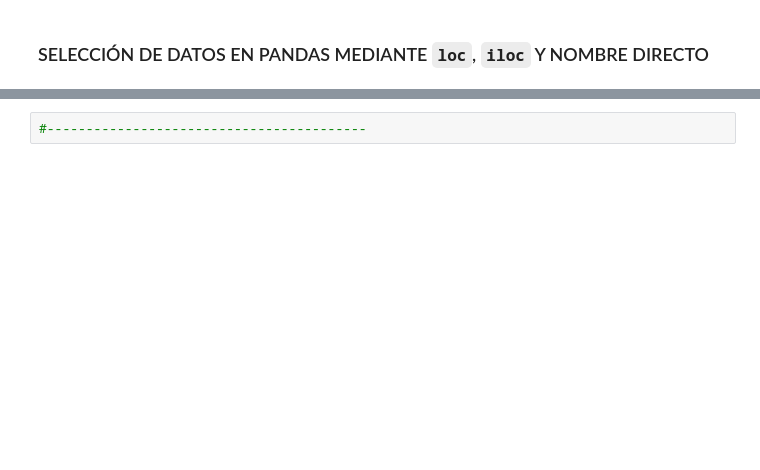
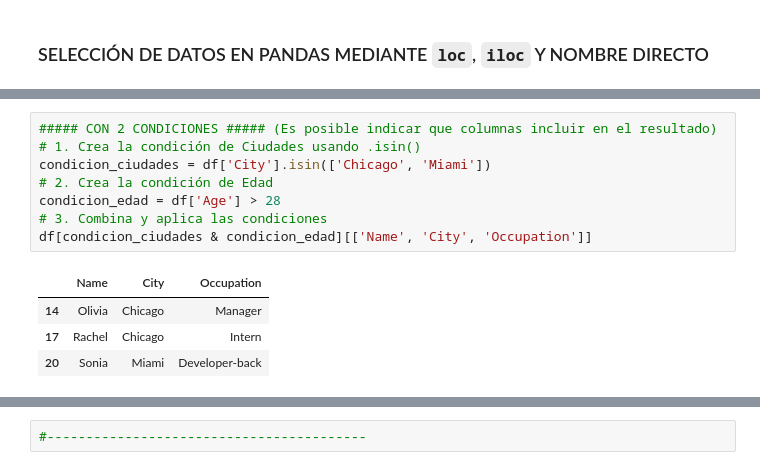
Before and after one commit to alvarohrv/data-analysis-py-sandbox, a Jupyter notebook: dataframe.ipynb, the cells around one changed output, grey strips where cells are left out. Cells and saved outputs as stored; diff of their text form; blank space fills up the shorter version.

```diff
--- a/dataframe.ipynb
+++ b/dataframe.ipynb
@@ -43,0 +255,13 @@ print(df[df['City'].isin(['Chicago', 'Miami'])])
+# %%
+##### CON 2 CONDICIONES ##### (Es posible indicar que columnas incluir en el resultado)
+# 1. Crea la condición de Ciudades usando .isin()
+condicion_ciudades = df['City'].isin(['Chicago', 'Miami'])
+# 2. Crea la condición de Edad
+condicion_edad = df['Age'] > 28
+# 3. Combina y aplica las condiciones
+df[condicion_ciudades & condicion_edad][['Name', 'City', 'Occupation']]
+# %% [output]
+|  | Name | City | Occupation |
+| 14 | Olivia | Chicago | Manager |
+| 17 | Rachel | Chicago | Intern |
+| 20 | Sonia | Miami | Developer-back |
```
Also changed, not shown: parts of 29 cells of this notebook, 1 other file.
